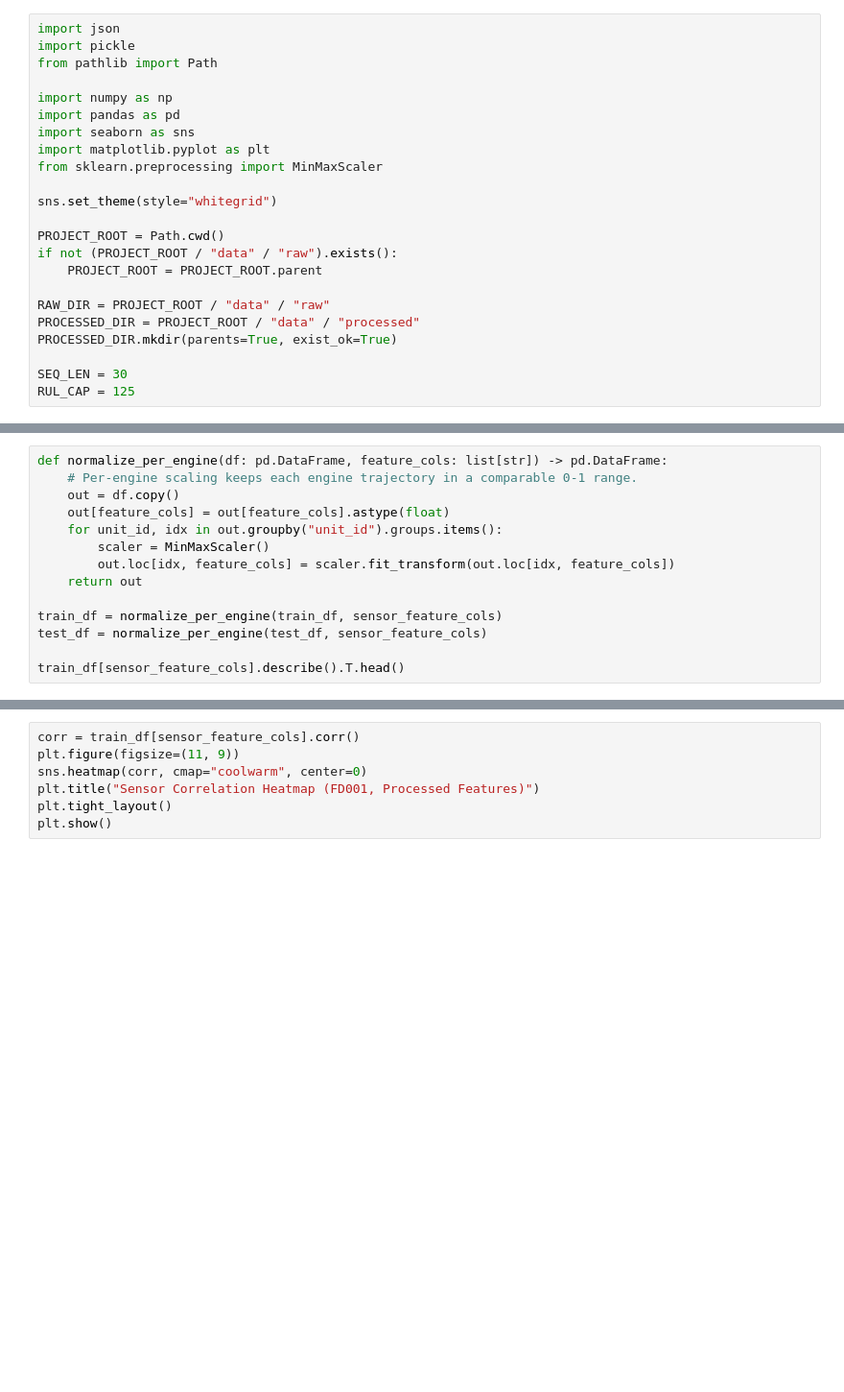
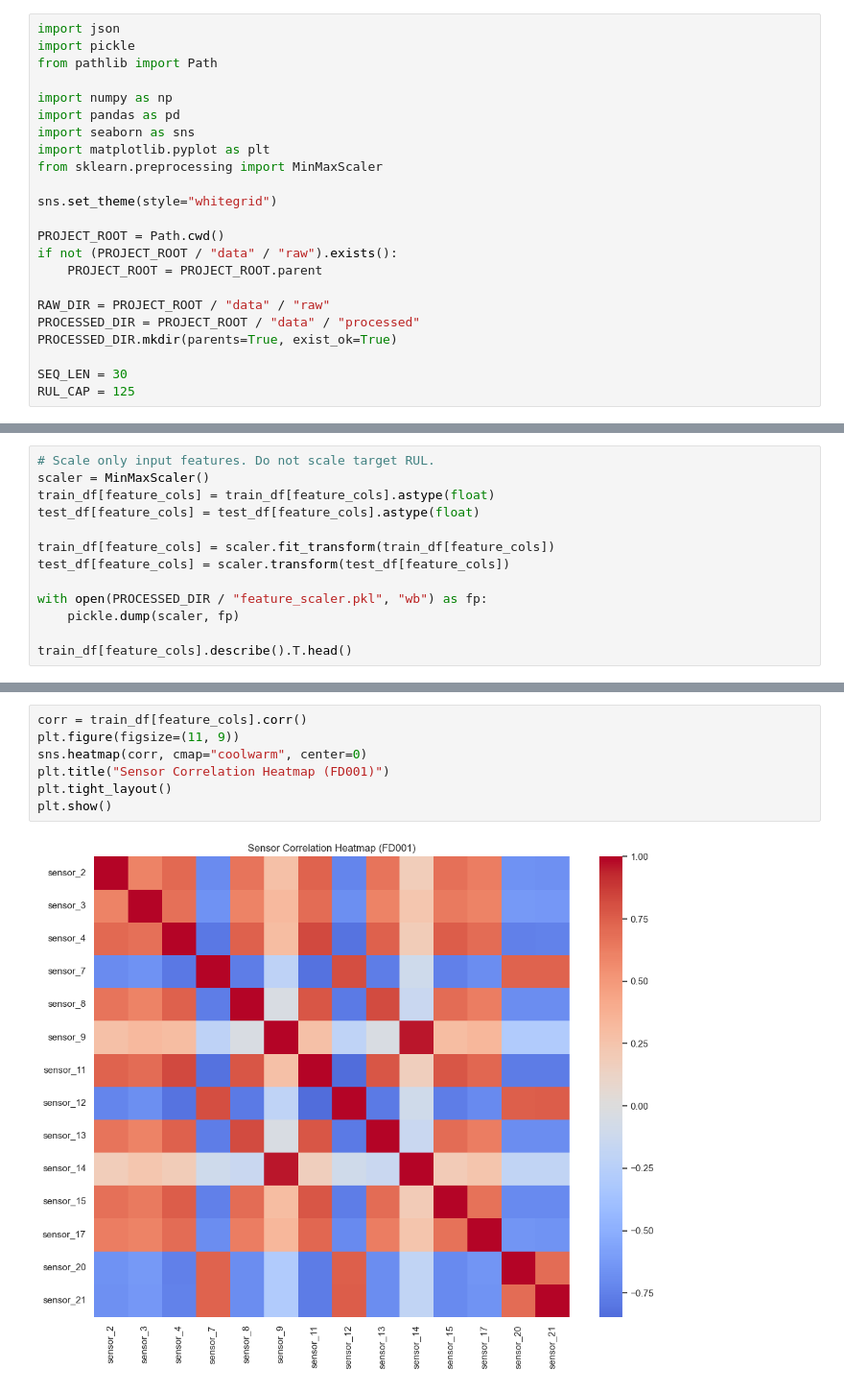
Before and after one commit to manankapoor23/DeepRUL-LSTM-based-Turbofan-Prognostics-System, a Jupyter notebook: notebooks/01_data_preprocessing.ipynb, the cells around one changed output, grey strips where cells are left out. Shown at 96% size. Saved outputs shown, nothing was run; the diff lists cells and outputs as text; blank space fills up the shorter version.

```diff
--- a/notebooks/01_data_preprocessing.ipynb
+++ b/notebooks/01_data_preprocessing.ipynb
@@ -76,14 +103,13 @@ plt.show()
 # %%
-def normalize_per_engine(df: pd.DataFrame, feature_cols: list[str]) -> pd.DataFrame:
-    # Per-engine scaling keeps each engine trajectory in a comparable 0-1 range.
-    out = df.copy()
-    out[feature_cols] = out[feature_cols].astype(float)
-    for unit_id, idx in out.groupby("unit_id").groups.items():
-        scaler = MinMaxScaler()
-        out.loc[idx, feature_cols] = scaler.fit_transform(out.loc[idx, feature_cols])
-    return out
+# Scale only input features. Do not scale target RUL.
+scaler = MinMaxScaler()
+train_df[feature_cols] = train_df[feature_cols].astype(float)
+test_df[feature_cols] = test_df[feature_cols].astype(float)
 
-train_df = normalize_per_engine(train_df, sensor_feature_cols)
-test_df = normalize_per_engine(test_df, sensor_feature_cols)
+train_df[feature_cols] = scaler.fit_transform(train_df[feature_cols])
+test_df[feature_cols] = scaler.transform(test_df[feature_cols])
 
-train_df[sensor_feature_cols].describe().T.head()
+with open(PROCESSED_DIR / "feature_scaler.pkl", "wb") as fp:
+    pickle.dump(scaler, fp)
+
+train_df[feature_cols].describe().T.head()
@@ -180,9 +219,11 @@ print("Saved trajectory file and frontend sample JSON.")
 # %%
-corr = train_df[sensor_feature_cols].corr()
+corr = train_df[feature_cols].corr()
 plt.figure(figsize=(11, 9))
 sns.heatmap(corr, cmap="coolwarm", center=0)
-plt.title("Sensor Correlation Heatmap (FD001, Processed Features)")
+plt.title("Sensor Correlation Heatmap (FD001)")
 plt.tight_layout()
 plt.show()
+# %% [output]
+[figure, added]
 # %% [markdown]
 ### Done
```
Also changed, not shown: parts of 9 cells of this notebook, 10 other files.
